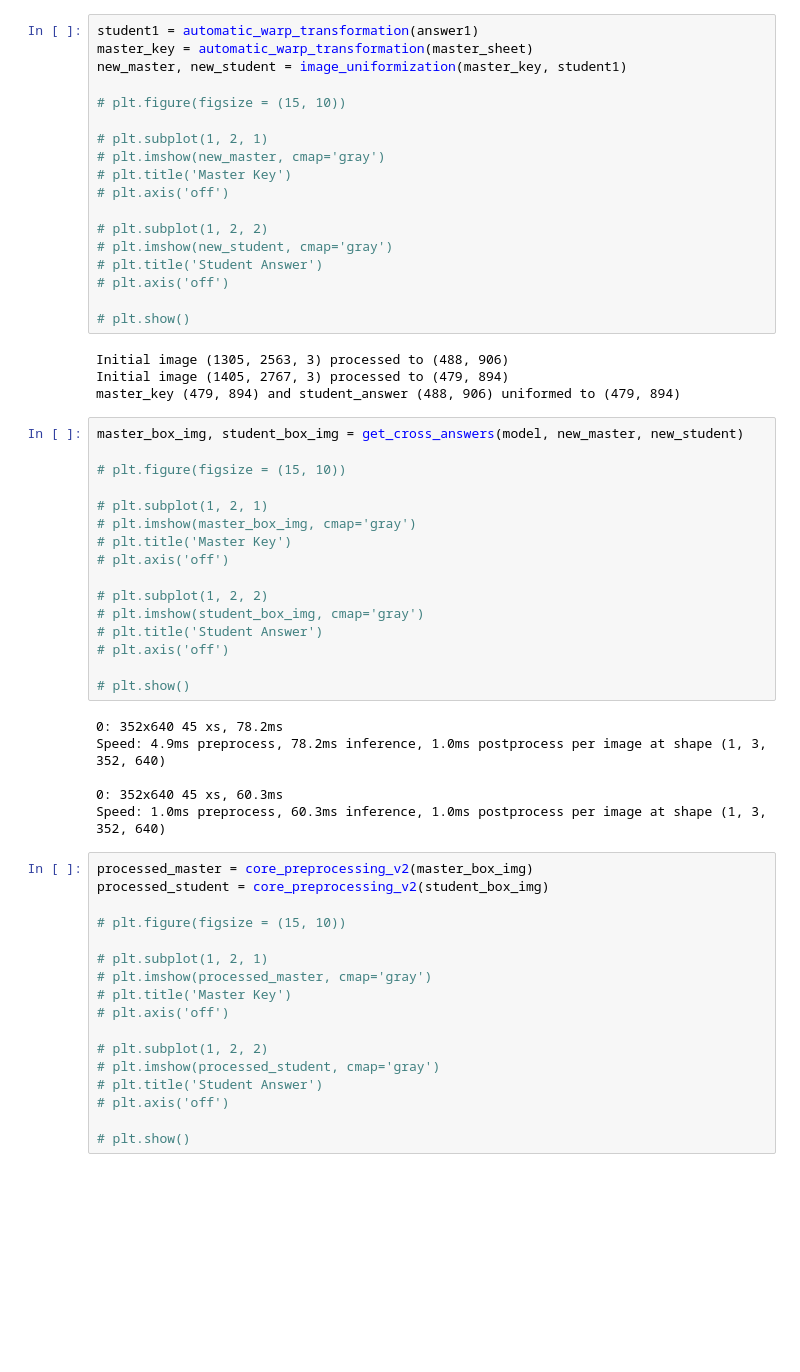
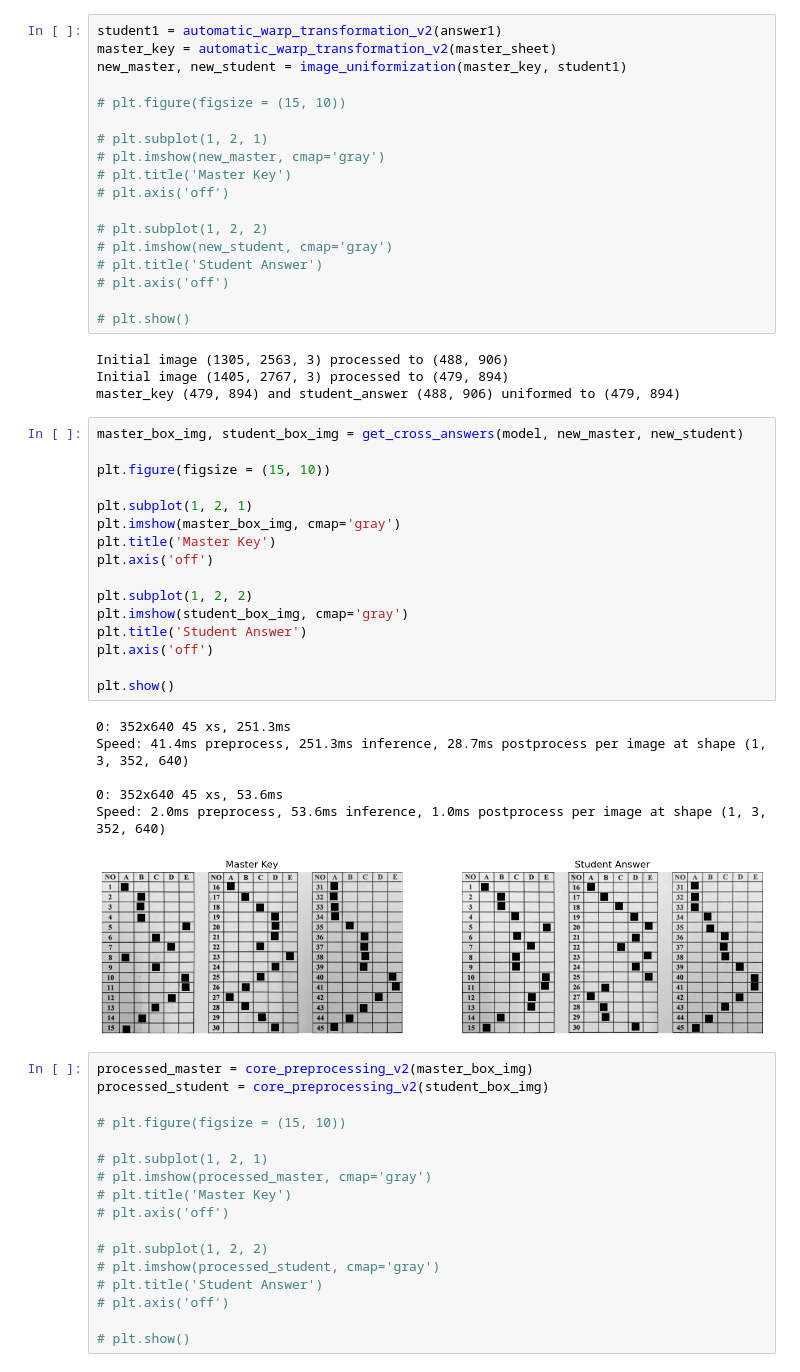
Before and after one commit to viansebastian/SNAPGrade-CorrectionAutomation, a Jupyter notebook: notebooks/cross_dev_notebook.ipynb, the cells around one changed output. Cells and saved outputs as stored; diff of their text form; blank space fills up the shorter version.

```diff
--- a/notebooks/cross_dev_notebook.ipynb
+++ b/notebooks/cross_dev_notebook.ipynb
@@ -534,8 +534,8 @@ model = YOLO("C:/Users/vian8/Desktop/Tugas2/SNAPGRADE/model/yolo/best.pt")
 answer1 = cv2.imread('C:/Users/vian8/Desktop/Tugas2/SNAPGRADE/inputs/cross/student2.jpg')
 master_sheet = cv2.imread('C:/Users/vian8/Desktop/Tugas2/SNAPGRADE/inputs/cross/master2.jpg')
 # %%
-student1 = automatic_warp_transformation(answer1)
-master_key = automatic_warp_transformation(master_sheet)
+student1 = automatic_warp_transformation_v2(answer1)
+master_key = automatic_warp_transformation_v2(master_sheet)
 new_master, new_student = image_uniformization(master_key, student1)
 
 # plt.figure(figsize = (15, 10))
@@ -558,25 +558,26 @@ master_key (479, 894) and student_answer (488, 906) uniformed to (479, 894)
 # %%
 master_box_img, student_box_img = get_cross_answers(model, new_master, new_student)
 
-# plt.figure(figsize = (15, 10))
+plt.figure(figsize = (15, 10))
 
-# plt.subplot(1, 2, 1)
-# plt.imshow(master_box_img, cmap='gray')
-# plt.title('Master Key')
-# plt.axis('off')
+plt.subplot(1, 2, 1)
+plt.imshow(master_box_img, cmap='gray')
+plt.title('Master Key')
+plt.axis('off')
 
-# plt.subplot(1, 2, 2)
-# plt.imshow(student_box_img, cmap='gray')
-# plt.title('Student Answer')
-# plt.axis('off')
+plt.subplot(1, 2, 2)
+plt.imshow(student_box_img, cmap='gray')
+plt.title('Student Answer')
+plt.axis('off')
 
-# plt.show()
+plt.show()
 # %% [output]
-0: 352x640 45 xs, 78.2ms
-Speed: 4.9ms preprocess, 78.2ms inference, 1.0ms postprocess per image at shape (1, 3, 352, 640)
+0: 352x640 45 xs, 251.3ms
+Speed: 41.4ms preprocess, 251.3ms inference, 28.7ms postprocess per image at shape (1, 3, 352, 640)
 
-0: 352x640 45 xs, 60.3ms
-Speed: 1.0ms preprocess, 60.3ms inference, 1.0ms postprocess per image at shape (1, 3, 352, 640)
+0: 352x640 45 xs, 53.6ms
+Speed: 2.0ms preprocess, 53.6ms inference, 1.0ms postprocess per image at shape (1, 3, 352, 640)
+[figure, added]
 # %%
 processed_master = core_preprocessing_v2(master_box_img)
 processed_student = core_preprocessing_v2(student_box_img)
```
Also changed, not shown: 11 other files.
